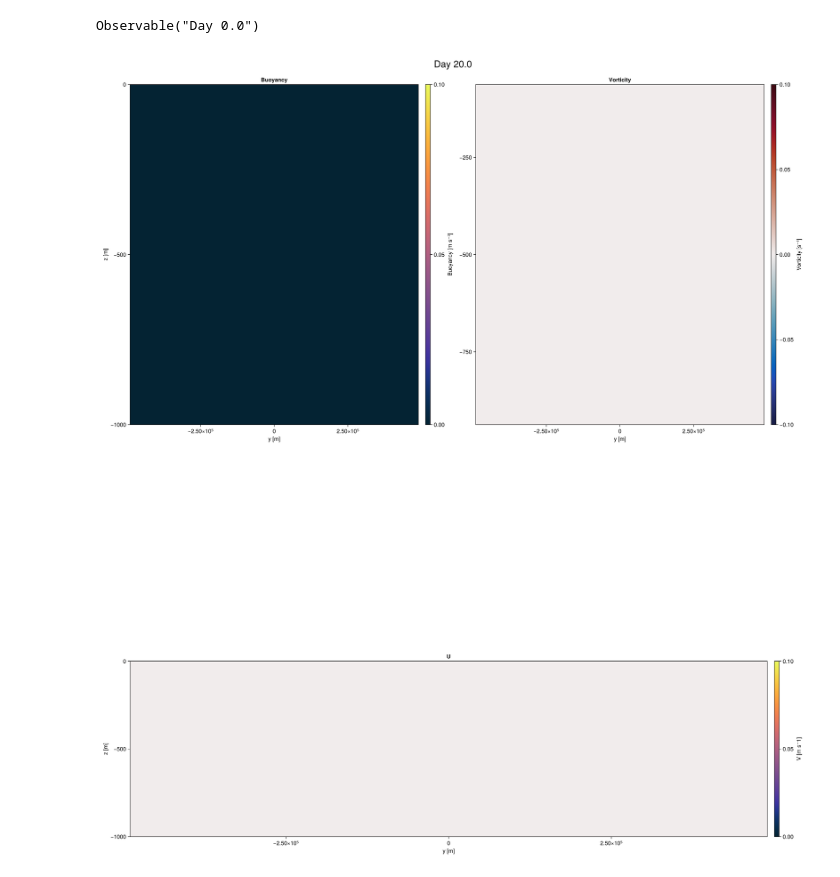
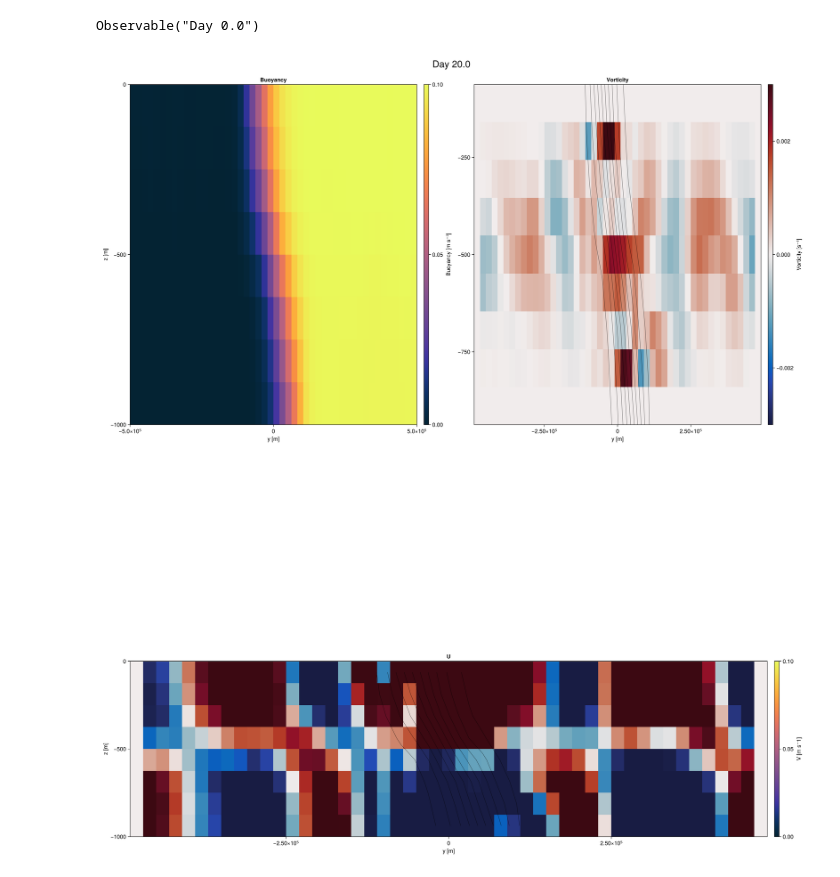
Before and after one commit to tom-rex/Oceananigans_projects, a Jupyter notebook: 2D_frontogenesis.ipynb, the cells around one changed output. Saved outputs shown, nothing was run; the diff lists cells and outputs as text; code cells hidden in the pictures.

Commit message:
Visualisation working

```diff
--- a/2D_frontogenesis.ipynb
+++ b/2D_frontogenesis.ipynb
@@ -61,8 +61,8 @@ NonhydrostaticModel{CPU, RectilinearGrid}(time = 0 seconds, iteration = 0)
 └── coriolis: FPlane{Float64}(f=0.0001)
 # %%
 # Initial condition setup (similar to your code but adjusted for frontogenesis)
-N² = 1e-5  # [s⁻²] background stratification note: make them both 1e-6
-M² = 1e-7  # [s⁻²] horizontal buoyancy gradient (front strength)
+N² = 1e-6  # [s⁻²] background stratification note: make them both 1e-6
+M² = 1e-6  # [s⁻²] horizontal buoyancy gradient (front strength)
 
 Δx = 100kilometers  # initial front width
 Δb = Δx * M²       # buoyancy jump across front
@@ -71,7 +71,7 @@ M² = 1e-7  # [s⁻²] horizontal buoyancy gradient (front strength)
 ramp(x, Δx) = min(max(0, x/Δx + 1/2), 1)
 bᵢ(x, z) = N² * z + Δb * ramp(x, Δx) + ϵb * randn()
 
-set!(model, b=bᵢ) # u=0, v=0, w=0)  # Start from rest
+set!(model, b=bᵢ, u = 0, v = 0, w = 0)  # Start from rest
 # %%
 simulation = Simulation(model, Δt=20minutes, stop_time=20days)
 # %% [output]
@@ -186,35 +192,34 @@ fig = Figure(size=(1800, 1000))
 # %%
 # Animation setup
 n = Observable(1)
-b_slice = @lift interior(b_ts[$n], 1, :, :)
-ζ_slice = @lift interior(ζ_ts[$n], 1, :, :)
+b_slice = @lift interior(b_ts[$n], :, 1, :)
+ζ_slice = @lift interior(ζ_ts[$n], :, 1, :)
 
-u_slice = @lift interior(u_ts[$n], 1, :, :)
-v_slice = @lift interior(v_ts[$n], 1, :, :)
-w_slice = @lift interior(w_ts[$n], 1, :, :)
+u_slice = @lift interior(u_ts[$n], :, 1, :)
+v_slice = @lift interior(v_ts[$n], :, 1, :)
+w_slice = @lift interior(w_ts[$n], :, 1, :)
 
 title_text = @lift "Day $(round(times[$n]/day, digits=1))"
 # %% [output]
 Observable("Day 0.0")
 # %%
-# Animations of Buoyancy and Vorticity
 
 
-
+# Animations of Buoyancy and Vorticity
 empty!(fig)
 
 # Buoyancy plot
 ax_b = Axis(fig[1, 1], title="Buoyancy", xlabel="y [m]", ylabel="z [m]")
 hm_b = heatmap!(ax_b, x, z, b_slice, colorrange=(0, Δb), colormap=:thermal)
-#contour!(ax_b, x, z, b_slice ; levels=10, color=:black, linewidth=0.5)
 Colorbar(fig[1, 2], hm_b, label="Buoyancy [m s⁻²]")
+#(ax_b, x, z, b_slice ; levels=10, color=:black, linewidth=0.5)
 
 
 # Vorticity plot
 ax_ζ = Axis(fig[1, 3], title="Vorticity", xlabel="y [m]")
-hm_ζ = heatmap!(ax_ζ, x, z, ζ_slice, colorrange=(-1e-1, 1e-1), colormap=:balance)
-#contour!(ax_ζ, x, z, b_slice ; levels=10, color=:black, linewidth=0.5)  # Overlay buoyancy contours
+hm_ζ = heatmap!(ax_ζ, x, z, ζ_slice, colorrange=(-3e-3, 3e-3), colormap=:balance)
 Colorbar(fig[1, 4], hm_ζ, label="Vorticity [s⁻¹]")
+contour!(ax_ζ, x, z, b_slice ; levels=10, color=:black, linewidth=0.5)
 
 Label(fig[0, :], title_text, fontsize=24)
 
@@ -226,24 +231,25 @@ end
 
 fig  # Display final frame
 # %% [output]
-[figure, old version]
+[figure, new version]
 # %%
 #animation of U only
+
 
 empty!(fig)
 
 ax_u = Axis(fig[1, 1], title="U", xlabel="y [m]", ylabel="z [m]")
-hm = heatmap!(ax_u, x, z, u_slice; colorrange=(-1e-5, 1e-5), colormap=:balance)
+hm = heatmap!(ax_u, x, z, u_slice; colorrange=(-1e-1, 1e-1), colormap=:balance)
 Colorbar(fig[1, 2], hm_b, label="V [m s⁻1]")
-#contour!(ax_u, x, z, b_slice, levels=10, color=:black, linewidth=0.5)
+contour!(ax_u, x, z, b_slice, levels=10, color=:black, linewidth=0.5)
 
 
 # Create animation
 frames = 1:length(times)
 record(fig, filename * "_animation_velocities.mp4", frames, framerate=8) do i
     n[] = i
 end
 
 fig  # Display final frame
 # %% [output]
-[figure, old version]
+[figure, new version]
```
Also changed, not shown: parts of 2 cells of this notebook.
